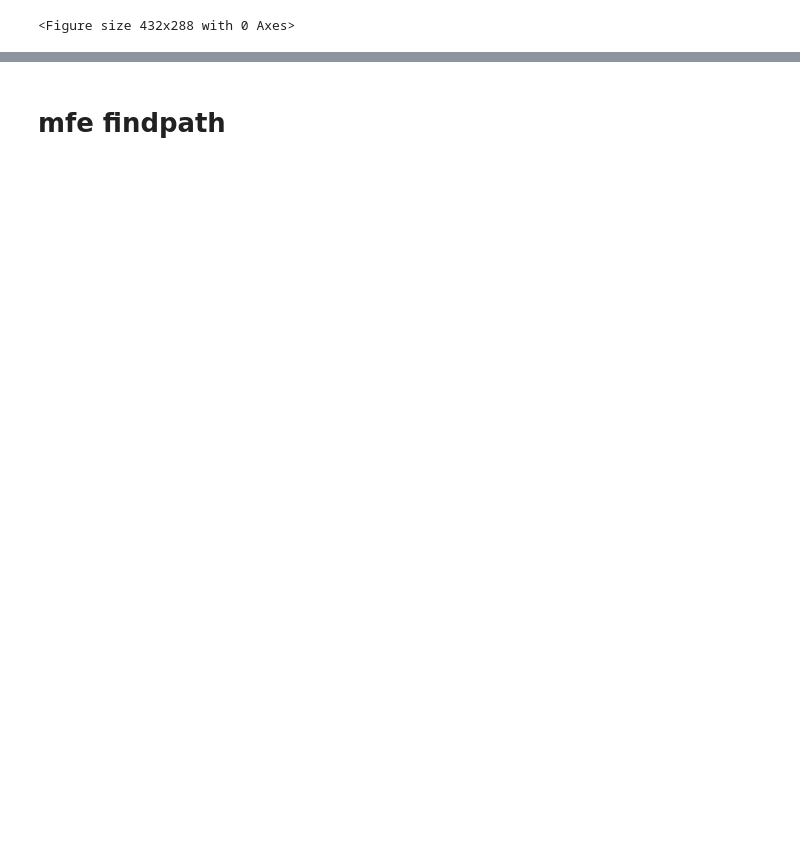
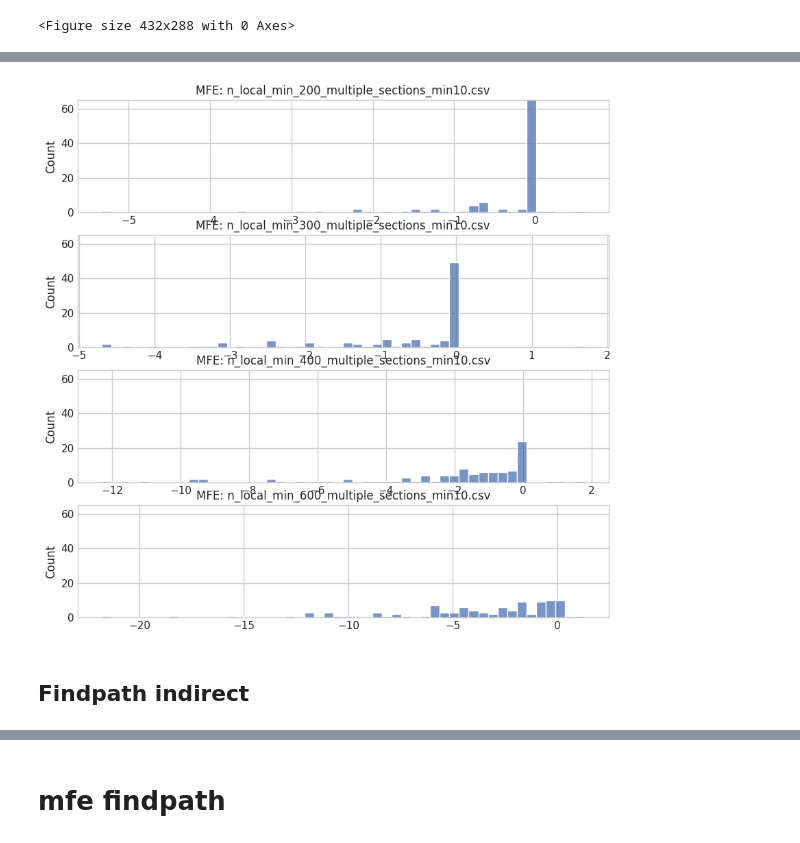
Before and after one commit to maxf-at/findpath_cpp, a Jupyter notebook: benchmarks/benchmarks.ipynb, the cells around one changed output, grey strips where cells are left out. Saved outputs shown, nothing was run; the diff lists cells and outputs as text; code cells hidden in the pictures; blank space fills up the shorter version.

```diff
--- a/benchmarks/benchmarks.ipynb
+++ b/benchmarks/benchmarks.ipynb
@@ -17,0 +244,30 @@ sns.despine()
+# %%
+# barrier shift
+
+
+filenames = [
+             "n_local_min_200_multiple_sections_min10.csv",
+             "n_local_min_300_multiple_sections_min10.csv",
+             "n_local_min_400_multiple_sections_min10.csv",
+             "n_local_min_600_multiple_sections_min10.csv",
+             ]
+
+subplots = len(filenames)
+fig, axes=plt.subplots(subplots,1, figsize=(10,10), dpi=100)
+
+df = pd.DataFrame()
+
+for i, filename in enumerate(filenames):
+    c_df = pd.read_csv(prefix+filename)
+    frames = [df, c_df]
+    c_df["sequence_length"] = len(c_df["sequence"][0])
+    df = pd.concat(frames)
+
+    target_axis = i
+    barrier_energy_change = c_df["new_merge_mfe_results"] - c_df["py_results"]
+    axes[target_axis].set(title="MFE: "+filename, ylim=(0, 65)) # xlabel="barrier energy shift in kcal/mol",
+    sns.histplot(barrier_energy_change, bins=50, ax=axes[target_axis])
+# %% [output]
+[figure, added]
+# %% [markdown]
+## Findpath indirect
```
Also changed, not shown: parts of 16 cells of this notebook, 18 other files.
